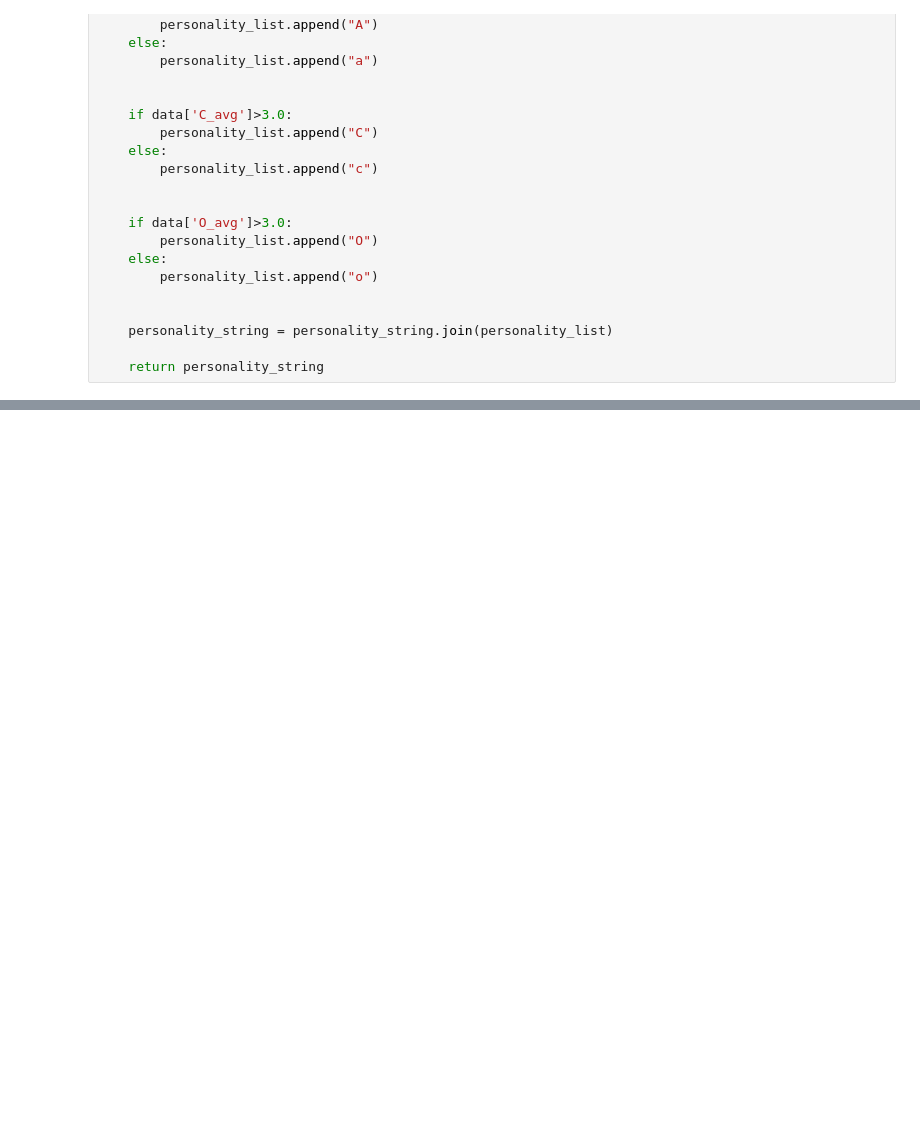
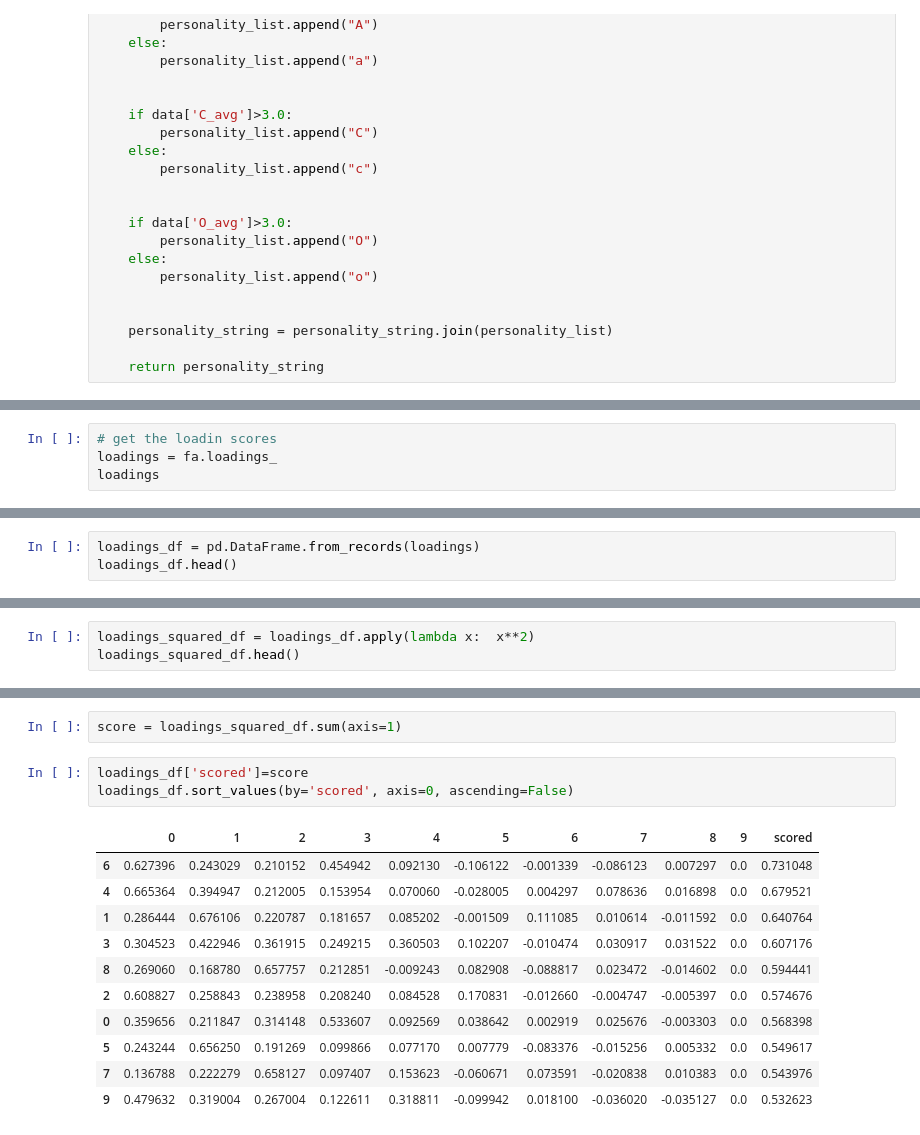
Before and after one commit to ejw-data/ml-clustering-personality, a Jupyter notebook: exploratory_analysis.ipynb, the cells around one changed output, grey strips where cells are left out. Saved outputs shown, nothing was run; the diff lists cells and outputs as text; blank space fills up the shorter version.

```diff
--- a/exploratory_analysis.ipynb
+++ b/exploratory_analysis.ipynb
@@ -357,0 +414,4 @@ df_original_scaled
+# %%
+# get the loadin scores
+loadings = fa.loadings_
+loadings
@@ -357,0 +457,3 @@ df_original_scaled
+# %%
+loadings_df = pd.DataFrame.from_records(loadings)
+loadings_df.head()
@@ -357,0 +467,3 @@ df_original_scaled
+# %%
+loadings_squared_df = loadings_df.apply(lambda x:  x**2)
+loadings_squared_df.head()
@@ -357,0 +477,17 @@ df_original_scaled
+# %%
+score = loadings_squared_df.sum(axis=1)
+# %%
+loadings_df['scored']=score
+loadings_df.sort_values(by='scored', axis=0, ascending=False)
+# %% [output]
+|  | 0 | 1 | 2 | 3 | 4 | 5 | 6 | 7 | 8 | 9 | scored |
+| 6 | 0.627396 | 0.243029 | 0.210152 | 0.454942 | 0.092130 | -0.106122 | -0.001339 | -0.086123 | 0.007297 | 0.0 | 0.731048 |
+| 4 | 0.665364 | 0.394947 | 0.212005 | 0.153954 | 0.070060 | -0.028005 | 0.004297 | 0.078636 | 0.016898 | 0.0 | 0.679521 |
+| 1 | 0.286444 | 0.676106 | 0.220787 | 0.181657 | 0.085202 | -0.001509 | 0.111085 | 0.010614 | -0.011592 | 0.0 | 0.640764 |
+| 3 | 0.304523 | 0.422946 | 0.361915 | 0.249215 | 0.360503 | 0.102207 | -0.010474 | 0.030917 | 0.031522 | 0.0 | 0.607176 |
+| 8 | 0.269060 | 0.168780 | 0.657757 | 0.212851 | -0.009243 | 0.082908 | -0.088817 | 0.023472 | -0.014602 | 0.0 | 0.594441 |
+| 2 | 0.608827 | 0.258843 | 0.238958 | 0.208240 | 0.084528 | 0.170831 | -0.012660 | -0.004747 | -0.005397 | 0.0 | 0.574676 |
+| 0 | 0.359656 | 0.211847 | 0.314148 | 0.533607 | 0.092569 | 0.038642 | 0.002919 | 0.025676 | -0.003303 | 0.0 | 0.568398 |
+| 5 | 0.243244 | 0.656250 | 0.191269 | 0.099866 | 0.077170 | 0.007779 | -0.083376 | -0.015256 | 0.005332 | 0.0 | 0.549617 |
+| 7 | 0.136788 | 0.222279 | 0.658127 | 0.097407 | 0.153623 | -0.060671 | 0.073591 | -0.020838 | 0.010383 | 0.0 | 0.543976 |
+| 9 | 0.479632 | 0.319004 | 0.267004 | 0.122611 | 0.318811 | -0.099942 | 0.018100 | -0.036020 | -0.035127 | 0.0 | 0.532623 |
```
Also changed, not shown: parts of 17 cells of this notebook, 2 other files.
